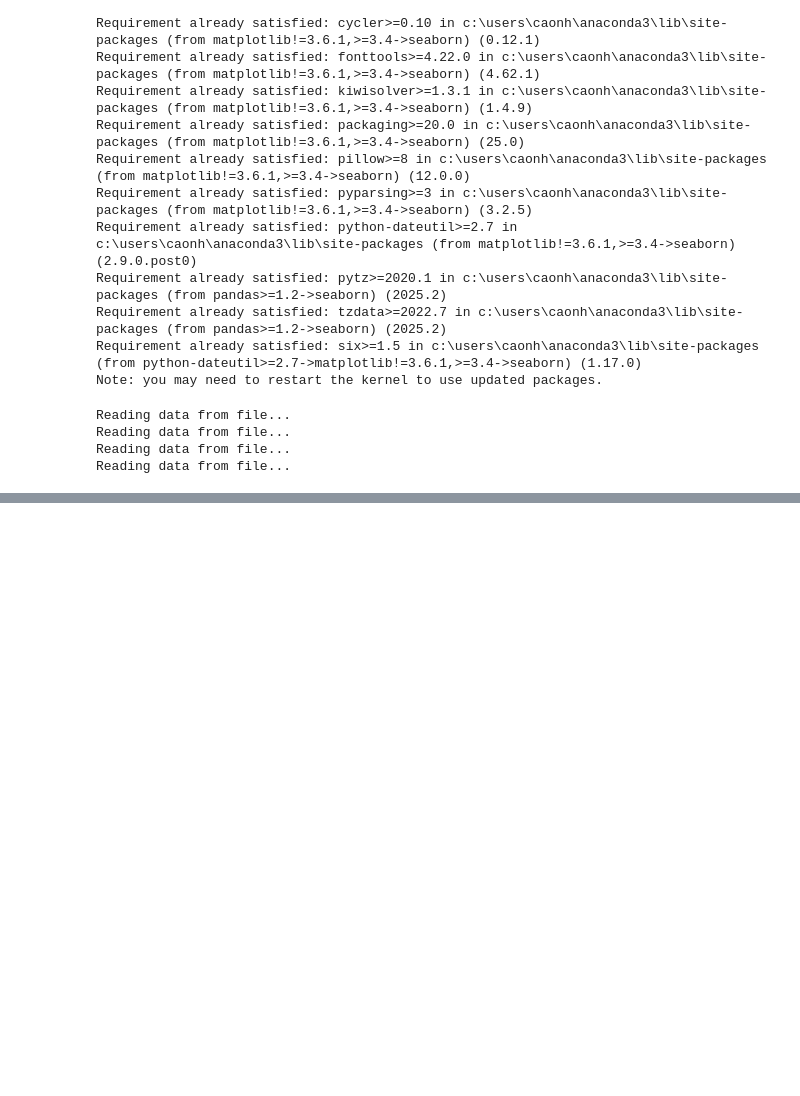
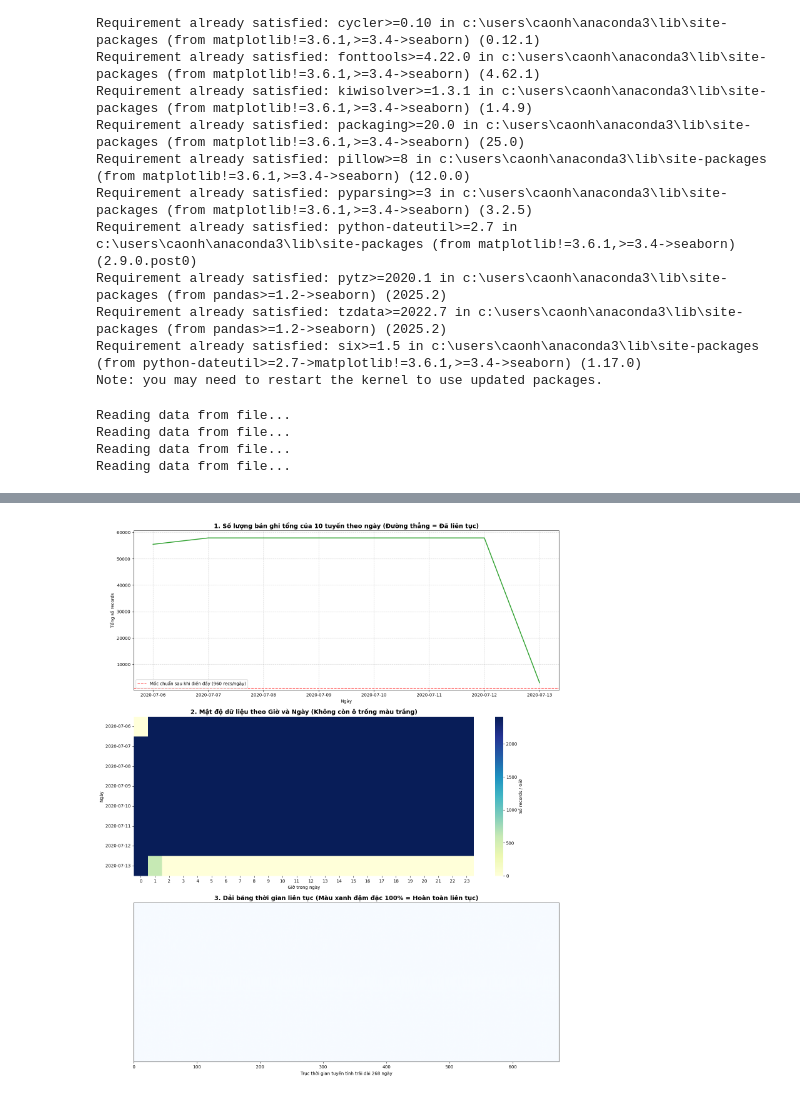
Before and after one commit to caonhathao/traffic-volume-forecasting, a Jupyter notebook: data/Vietnam/refined/vietnam_traffic_preprocessing_data.ipynb, the cells around one changed output, grey strips where cells are left out. Drawn from its saved outputs; the diff is of its cells as text; code cells hidden in the pictures; blank space fills up the shorter version.

```diff
--- a/data/Vietnam/refined/vietnam_traffic_preprocessing_data.ipynb
+++ b/data/Vietnam/refined/vietnam_traffic_preprocessing_data.ipynb
@@ -360,0 +92,12 @@ Vui lòng truy cập thư mục và click đúp vào file: 'refined/hochiminh_tr
+# %%
+# See all outliers
+
+q1=seg_stat['velocity'].quantile(0.25)
+q3=seg_stat['velocity'].quantile(0.75)
+iqr=q3-q1
+
+lower_bound=q1-1.5*iqr
+upper_bound=q3+1.5*iqr
+outliers=seg_stat[seg_stat['velocity']>upper_bound]
+print(f"Số lượng ngoại biên:{len(outliers)}")
+print(outliers)
@@ -360,0 +120,4 @@ Vui lòng truy cập thư mục và click đúp vào file: 'refined/hochiminh_tr
+# %%
+# Delete all outliers records
+seg_stat.drop(index=outliers.index, inplace=True)
+print(f"Đã xóa xong! Số lượng bản ghi còn lại trong seg_stat: {len(seg_stat)}")
@@ -360,0 +270,48 @@ Vui lòng truy cập thư mục và click đúp vào file: 'refined/hochiminh_tr
+# %%
+import pandas as pd
+import matplotlib.pyplot as plt
+import seaborn as sns
+
+# Giả định biến seg_stat hiện tại là bảng dữ liệu 10 tuyến đã được lấp đầy của bạn
+seg_stat['updated_at'] = pd.to_datetime(seg_stat['updated_at'])
+seg_stat['date'] = seg_stat['updated_at'].dt.date
+seg_stat['hour'] = seg_stat['updated_at'].dt.hour
+
+# Khởi tạo khung vẽ 3 biểu đồ
+fig, axes = plt.subplots(3, 1, figsize=(15, 18))
+
+# 1. Biểu đồ Đường: Tổng số lượng bản ghi của 10 tuyến theo từng ngày
+daily_counts = seg_stat.groupby('date').size().reset_index(name='count')
+daily_counts['date'] = pd.to_datetime(daily_counts['date'])
+
+axes[0].plot(daily_counts['date'], daily_counts['count'], color='#2ca02c', linewidth=2)
+# Mốc lý thuyết: 10 tuyến * 96 mốc = 960 records/ngày
+axes[0].axhline(y=960, color='r', linestyle='--', alpha=0.7, label='Mốc chuẩn sau khi điền đầy (960 recs/ngày)')
+axes[0].set_title('1. Số lượng bản ghi tổng của 10 tuyến theo ngày (Đường thẳng = Đã liên tục)', fontsize=14, fontweight='bold')
+axes[0].set_xlabel('Ngày')
+axes[0].set_ylabel('Tổng số records')
+axes[0].grid(True, linestyle=':')
+axes[0].legend()
+
+# 2. Biểu đồ Heatmap: Mật độ dữ liệu theo Giờ và Ngày (Gom cụm xem toàn cảnh)
+heatmap_data = seg_stat.groupby(['date', 'hour']).size().unstack(fill_value=0)
+sns.heatmap(heatmap_data, cmap='YlGnBu', ax=axes[1], cbar_kws={'label': 'Số records / Giờ'})
+axes[1].set_title('2. Mật độ dữ liệu theo Giờ và Ngày (Không còn ô trống màu trắng)', fontsize=14, fontweight='bold')
+axes[1].set_xlabel('Giờ trong ngày')
+axes[1].set_ylabel('Ngày')
+
+# 3. Biểu đồ Vạch kẻ (Missingness): Trực quan dải băng thời gian liên tục
+full_time = pd.date_range(start=seg_stat['updated_at'].min(), end=seg_stat['updated_at'].max(), freq='15min')
+presence_df = pd.DataFrame(index=full_time)
+# Kiểm tra xem mốc thời gian có tồn tại trong dữ liệu không
+presence_df['has_data'] = presence_df.index.isin(seg_stat['updated_at']).astype(int)
+
+axes[2].imshow([presence_df['has_data']], cmap='Blues', aspect='auto', extent=[0, len(full_time), 0, 1])
+axes[2].set_title('3. Dải băng thời gian liên tục (Màu xanh đậm đặc 100% = Hoàn toàn liên tục)', fontsize=14, fontweight='bold')
+axes[2].set_yticks([])
+axes[2].set_xlabel('Trục thời gian tuyến tính trải dài 268 ngày')
+
+plt.tight_layout()
+plt.show()
+# %% [output]
+[figure, added]
```
Also changed, not shown: parts of 15 cells of this notebook, 7 other files.
